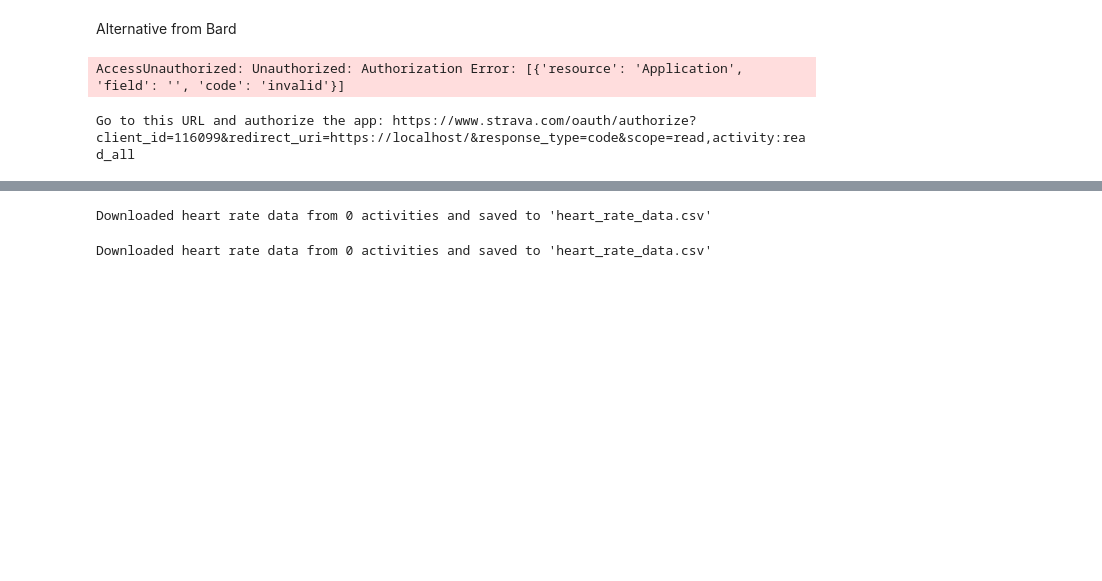
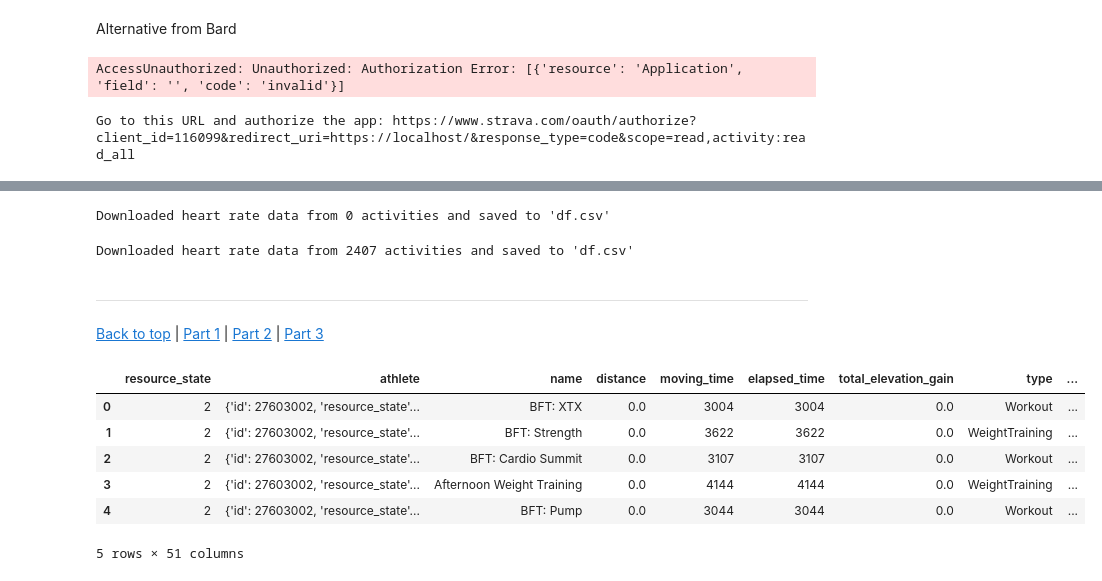
Before and after one commit to mfarhanrais/SG-DSI-39, a Jupyter notebook: capstone/code/part1.ipynb, the cells around one changed output, grey strips where cells are left out. Saved outputs shown, nothing was run; the diff lists cells and outputs as text; code cells hidden in the pictures; blank space fills up the shorter version.

```diff
--- a/capstone/code/part1.ipynb
+++ b/capstone/code/part1.ipynb
@@ -172,4 +231,5 @@ Page 2: 200 activities
 # %%
+# Dont run this
 # Extract heart rate data from activities
 heart_rate_data = []
 for activity in activities:
@@ -182,16 +242,31 @@ for activity in activities:
 
 # Create a DataFrame and save it to a CSV file
 df = pd.DataFrame(heart_rate_data)
-df.to_csv('heart_rate_data.csv', index=False)
+df.to_csv('df.csv', index=False)
 
-print(f"Downloaded heart rate data from {len(heart_rate_data)} activities and saved to 'heart_rate_data.csv'")
+print(f"Downloaded heart rate data from {len(heart_rate_data)} activities and saved to 'df.csv'")
 # %% [output]
-Downloaded heart rate data from 0 activities and saved to 'heart_rate_data.csv'
+Downloaded heart rate data from 0 activities and saved to 'df.csv'
 # %%
 # Create a DataFrame and save it to a CSV file
 df = pd.DataFrame(activities)
-df.to_csv('heart_rate_data.csv', index=False)
+df.to_csv('df.csv', index=False)
 
-print(f"Downloaded heart rate data from {len(heart_rate_data)} activities and saved to 'heart_rate_data.csv'")
+print(f"Downloaded heart rate data from {len(activities)} activities and saved to 'df.csv'")
 # %% [output]
-Downloaded heart rate data from 0 activities and saved to 'heart_rate_data.csv'
+Downloaded heart rate data from 2407 activities and saved to 'df.csv'
+# %% [markdown]
+---
+[Back to top](#Contents) | [Part 1](part1.ipynb) | [Part 2](part2.ipynb) | [Part 3](part3.ipynb)
+# %%
+# load data
+df = pd.read_csv('df.csv')
+df.head()
+# %% [output]
+|  | resource_state | athlete | name | distance | moving_time | elapsed_time | total_elevation_gain | type | ... |
+| 0 | 2 | {'id': 27603002, 'resource_state'... | BFT: XTX | 0.0 | 3004 | 3004 | 0.0 | Workout | ... |
+| 1 | 2 | {'id': 27603002, 'resource_state'... | BFT: Strength | 0.0 | 3622 | 3622 | 0.0 | WeightTraining | ... |
+| 2 | 2 | {'id': 27603002, 'resource_state'... | BFT: Cardio Summit | 0.0 | 3107 | 3107 | 0.0 | Workout | ... |
+| 3 | 2 | {'id': 27603002, 'resource_state'... | Afternoon Weight Training | 0.0 | 4144 | 4144 | 0.0 | WeightTraining | ... |
+| 4 | 2 | {'id': 27603002, 'resource_state'... | BFT: Pump | 0.0 | 3044 | 3044 | 0.0 | Workout | ... |
+5 rows × 51 columns
```
Also changed, not shown: parts of 47 cells of this notebook, 23 other files.
